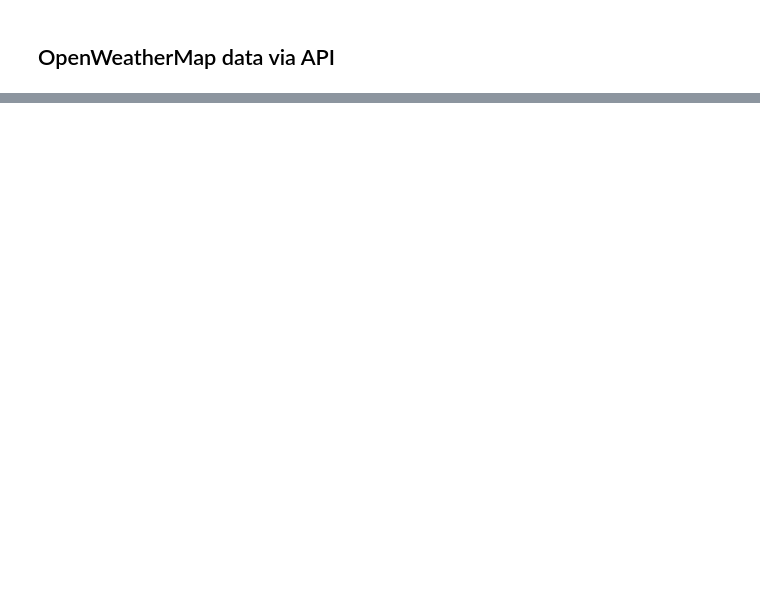
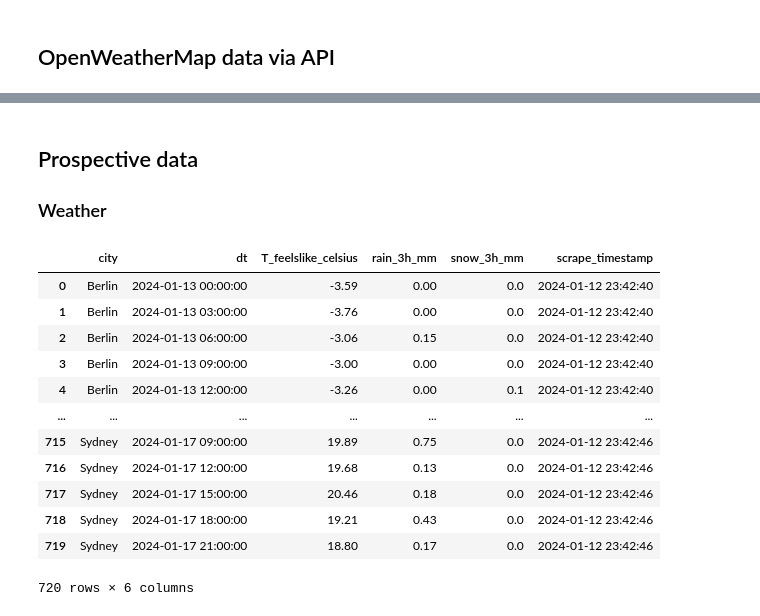
Before and after one commit to tvogel/datascience-bootcamp, a Jupyter notebook: 05_cloud_pipelines/docs/gans_cities_scraping_and_api.ipynb, the cells around one changed output, grey strips where cells are left out. Drawn from its saved outputs; the diff is of its cells as text; code cells hidden in the pictures; blank space fills up the shorter version.

```diff
--- a/05_cloud_pipelines/docs/gans_cities_scraping_and_api.ipynb
+++ b/05_cloud_pipelines/docs/gans_cities_scraping_and_api.ipynb
@@ -621,0 +1135,28 @@ sns.move_legend(g, "upper right")
+# %% [markdown]
+## Prospective data
+### Weather
+# %%
+joined_weather_df = (
+  read_weather()
+  .join(read_cities().name.rename('city_name'), on='city')
+  .reset_index()
+  .drop(columns='city')
+  .rename(columns={'city_name':'city'})
+  .join(read_scrapes().timestamp.rename('scrape_timestamp'), on='scrape')
+  [['city', 'dt', 'T_feelslike_celsius', 'rain_3h_mm', 'snow_3h_mm', 'scrape_timestamp']]
+)
+joined_weather_df
+# %% [output]
+|  | city | dt | T_feelslike_celsius | rain_3h_mm | snow_3h_mm | scrape_timestamp |
+| 0 | Berlin | 2024-01-13 00:00:00 | -3.59 | 0.00 | 0.0 | 2024-01-12 23:42:40 |
+| 1 | Berlin | 2024-01-13 03:00:00 | -3.76 | 0.00 | 0.0 | 2024-01-12 23:42:40 |
+| 2 | Berlin | 2024-01-13 06:00:00 | -3.06 | 0.15 | 0.0 | 2024-01-12 23:42:40 |
+| 3 | Berlin | 2024-01-13 09:00:00 | -3.00 | 0.00 | 0.0 | 2024-01-12 23:42:40 |
+| 4 | Berlin | 2024-01-13 12:00:00 | -3.26 | 0.00 | 0.1 | 2024-01-12 23:42:40 |
+| ... | ... | ... | ... | ... | ... | ... |
+| 715 | Sydney | 2024-01-17 09:00:00 | 19.89 | 0.75 | 0.0 | 2024-01-12 23:42:46 |
+| 716 | Sydney | 2024-01-17 12:00:00 | 19.68 | 0.13 | 0.0 | 2024-01-12 23:42:46 |
+| 717 | Sydney | 2024-01-17 15:00:00 | 20.46 | 0.18 | 0.0 | 2024-01-12 23:42:46 |
+| 718 | Sydney | 2024-01-17 18:00:00 | 19.21 | 0.43 | 0.0 | 2024-01-12 23:42:46 |
+| 719 | Sydney | 2024-01-17 21:00:00 | 18.80 | 0.17 | 0.0 | 2024-01-12 23:42:46 |
+720 rows × 6 columns
```
Also changed, not shown: parts of 89 cells of this notebook, 2 other files.
